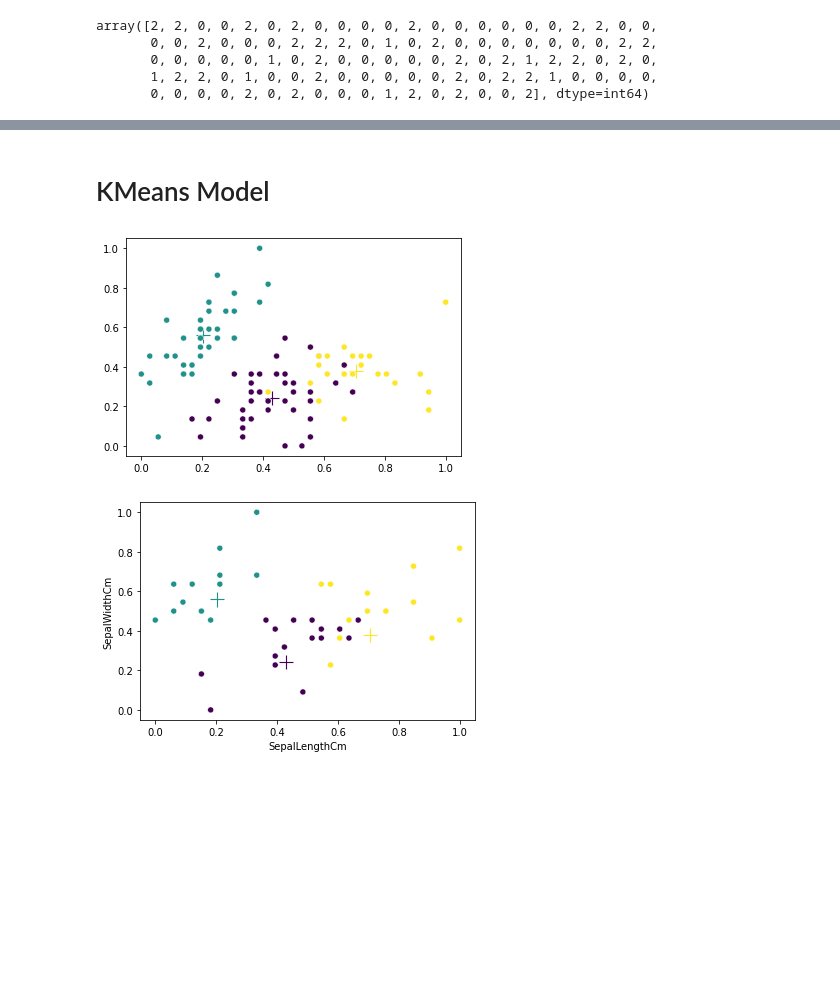
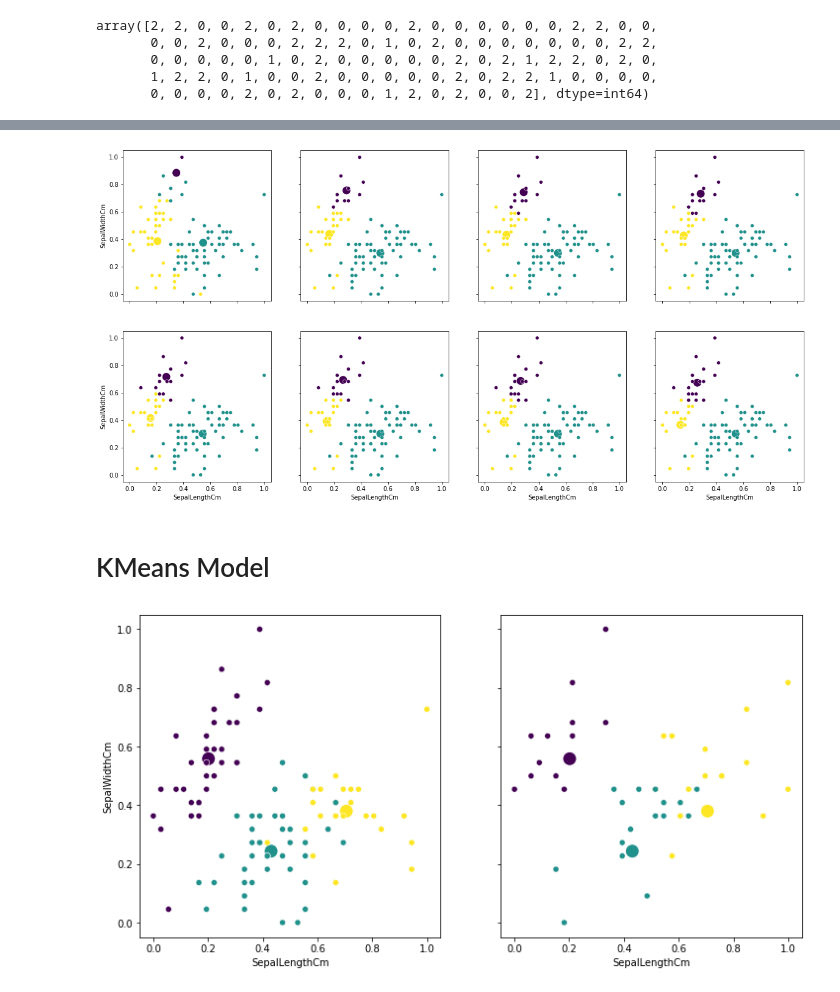
Before and after one commit to DanielCastriani/machine-learning-algorithms, a Jupyter notebook: 3_kmeans.ipynb, the cells around one changed output, grey strips where cells are left out. Saved outputs shown, nothing was run; the diff lists cells and outputs as text; code cells hidden in the pictures; blank space fills up the shorter version.

```diff
--- a/3_kmeans.ipynb
+++ b/3_kmeans.ipynb
@@ -100,3 +154,15 @@ array([[0.5331675 , 0.29443691, 0.65924614, 0.64863184],
+# %%
+ncols = 4
+nrows = int(len(history)/ ncols) if len(history) % ncols == 0 else int(np.ceil(len(history)/ ncols))
+
+fig, ax = plt.subplots(ncols=ncols, nrows=nrows, sharey=True, sharex=True, figsize=(ncols*5,nrows*5))
+ax = ax.reshape(ncols * nrows)
+
+for i, h in enumerate(history):
+    sns.scatterplot(x=h[0][:, 0], y=h[0][:, 1], c=list(range(k)), marker="o", s=200, ax=ax[i])
+    sns.scatterplot(x=train['SepalLengthCm'], y=train['SepalWidthCm'], c=h[1], ax=ax[i])
+# %% [output]
+[figure, added]
 # %% [markdown]
 # KMeans Model
 # %%
@@ -105,13 +171,14 @@ model.fit(train)
 # %%
 pred_labels = model.predict(test)
 # %%
-sns.scatterplot(x=model.centroids[:, 0], y=model.centroids[:, 1], marker="+", s=200, c=range(len(model.centroids)))
-sns.scatterplot(x=model.x[:, 0], y=model.x[:, 1], c=model.labels)
+fig, ax = plt.subplots(ncols=2, sharey=True, sharex=True, figsize=(12,6))
+
+sns.scatterplot(x=model.centroids[:, 0], y=model.centroids[:, 1], c=list(range(model.k)), marker="o", s=200, ax=ax[0])
+sns.scatterplot(x=train['SepalLengthCm'], y=train['SepalWidthCm'], c=model.labels, ax=ax[0])
+
+sns.scatterplot(x=model.centroids[:, 0], y=model.centroids[:, 1], marker="o", s=200, c=range(len(model.centroids)), ax=ax[1])
+sns.scatterplot(x=test['SepalLengthCm'], y=test['SepalWidthCm'], c=pred_labels, ax=ax[1])
+
 plt.show()
-
-sns.scatterplot(x=model.centroids[:, 0], y=model.centroids[:, 1], marker="+", s=200, c=range(len(model.centroids)))
-sns.scatterplot(x=test['SepalLengthCm'], y=test['SepalWidthCm'], c=pred_labels)
-plt.show()
 # %% [output]
-[figure, old version]
+[figure, new version]
-[figure, removed]
```
Also changed, not shown: parts of 8 cells of this notebook.
